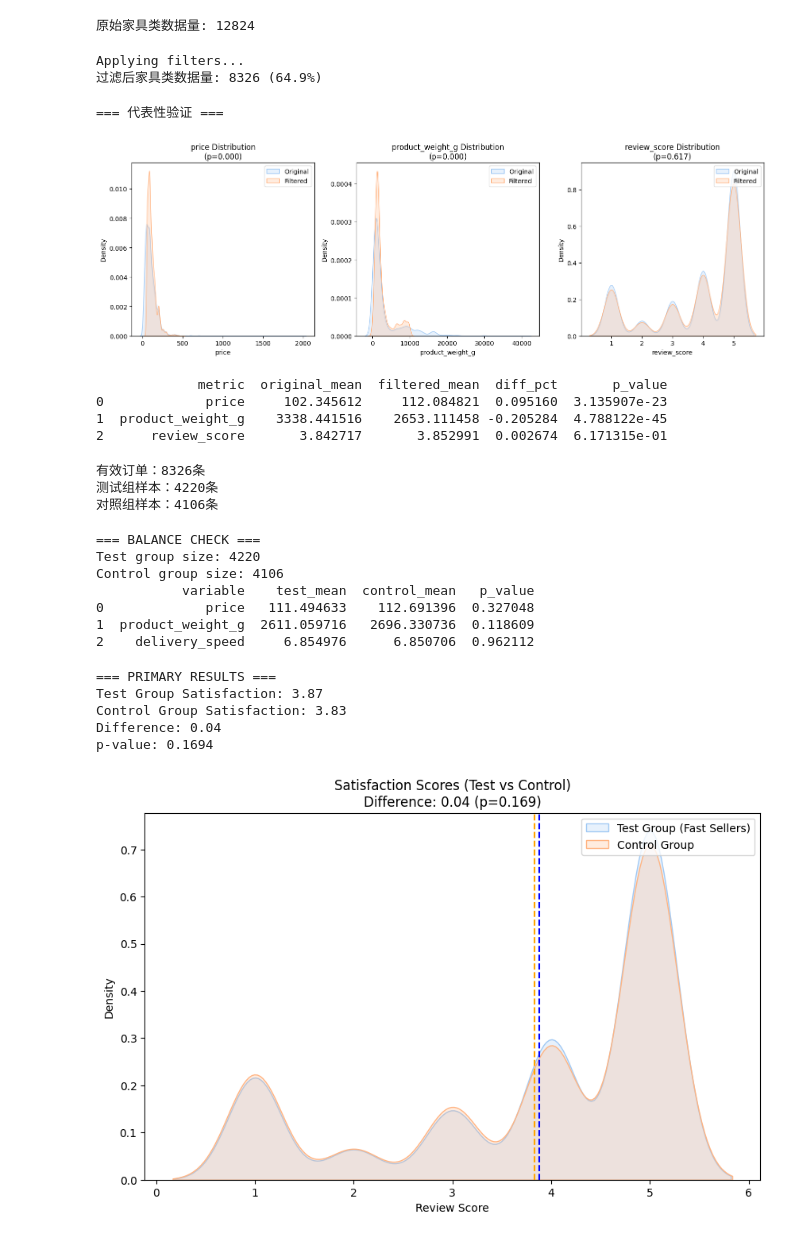
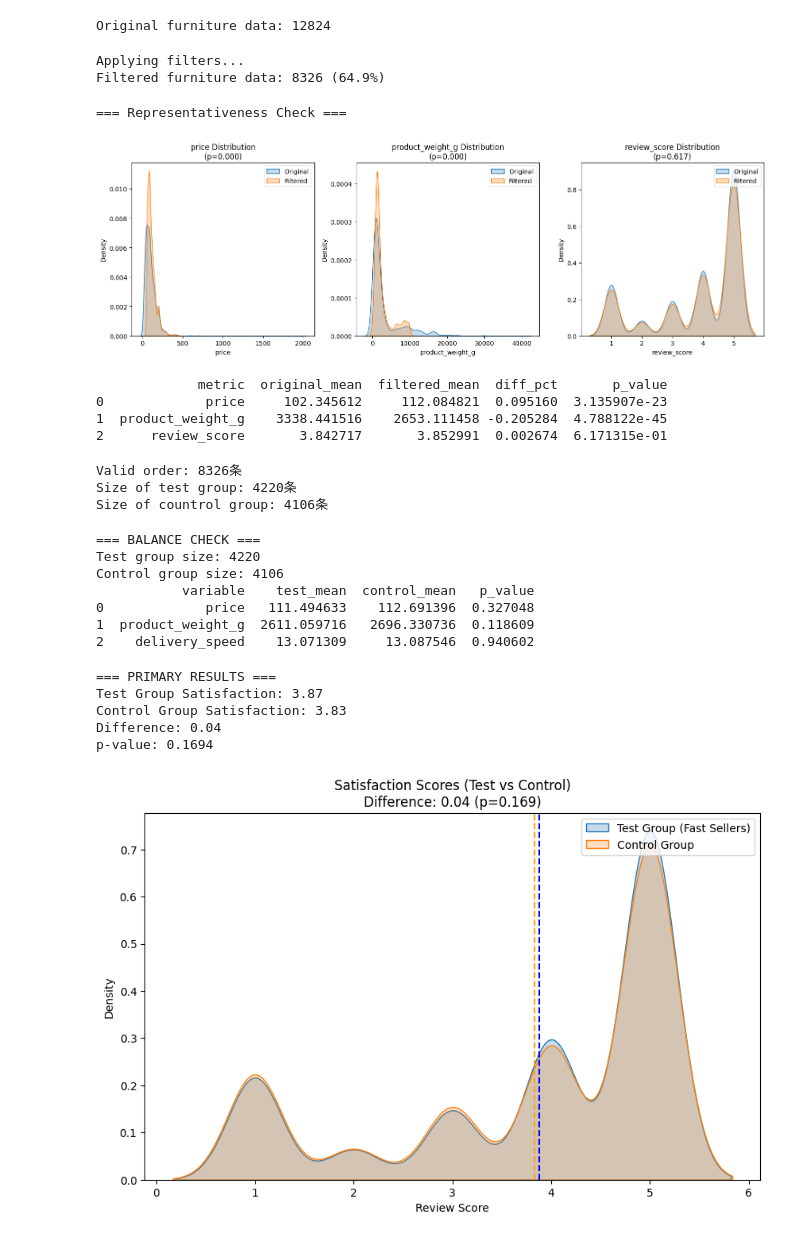
Before and after one commit to JamesLo94/schulich_data_science, a Jupyter notebook: Olist/Assignment2_James.ipynb, the cells around one changed output. Saved outputs shown, nothing was run; the diff lists cells and outputs as text; code cells hidden in the pictures.

```diff
--- a/Olist/Assignment2_James.ipynb
+++ b/Olist/Assignment2_James.ipynb
@@ -27,65 +27,70 @@ df = (
 furniture_keywords = ['cama', 'mesa', 'sofa', 'cadeira', 'armario', 'escritorio', 'movel', 'móvel']
 df['is_furniture'] = df['product_category_name'].str.contains('|'.join(furniture_keywords), case=False, na=False)
 furniture_raw = df[df['is_furniture']].copy()
-print(f"原始家具类数据量: {len(furniture_raw)}")
+print(f"Original furniture data: {len(furniture_raw)}")
 # %% [output]
-原始家具类数据量: 12824
+Original furniture data: 12824
 # %%
 df['delivery_days'] = (
     pd.to_datetime(df['shipping_limit_date']) -
     pd.to_datetime(df['order_purchase_timestamp'])
 ).dt.days
+# %%
+# Convert dates and calculate delivery speed
+furniture_raw['order_purchase_timestamp'] = pd.to_datetime(furniture_raw['order_purchase_timestamp'])
+furniture_raw['order_delivered_customer_date'] = pd.to_datetime(furniture_raw['order_delivered_customer_date'])
+furniture_raw['delivery_speed'] = (furniture_raw['order_delivered_customer_date'] - furniture_raw['order_purchase_timestamp']).dt.days
 # %%
-# 4. 家具类数据过滤
+# 3. Filter furniture data
 print("Applying filters...")
 furniture_filtered = furniture_raw[
-    (furniture_raw['price'].between(50, 500)) &  # 价格区间
-    (furniture_raw['product_weight_g'] <= 10000)  # 重量≤10kg
+    (furniture_raw['price'].between(50, 500)) &  # Price range
+    (furniture_raw['product_weight_g'] <= 10000)  # weight≤10kg
 ].copy()
-print(f"过滤后家具类数据量: {len(furniture_filtered)} ({len(furniture_filtered)/len(furniture_raw):.1%})")
+print(f"Filtered furniture data: {len(furniture_filtered)} ({len(furniture_filtered)/len(furniture_raw):.1%})")
 # %% [output]
 Applying filters...
-过滤后家具类数据量: 8326 (64.9%)
+Filtered furniture data: 8326 (64.9%)
 # %%
-# 5. 代表性验证
+# 4. representativeness check
 def check_representativeness(original, filtered):
-    """ 对比原始和过滤后的家具类数据 """
+    """ Comparison of filtered and original data """
     metrics = ['price', 'product_weight_g', 'review_score']
     report = []
 
     for col in metrics:
         orig = original[col].dropna()
         filt = filtered[col].dropna()
         t_stat, p_val = stats.ttest_ind(orig, filt, equal_var=False)
         report.append({
             'metric': col,
             'original_mean': orig.mean(),
             'filtered_mean': filt.mean(),
             'diff_pct': (filt.mean() - orig.mean()) / orig.mean(),
             'p_value': p_val,
             'n_original': len(orig),
             'n_filtered': len(filt)
         })
 
-    # 可视化对比
+    # Visualized comparison
     plt.figure(figsize=(15, 5))
     for i, col in enumerate(metrics, 1):
         plt.subplot(1, 3, i)
         sns.kdeplot(original[col], label='Original', fill=True)
         sns.kdeplot(filtered[col], label='Filtered', fill=True)
         plt.title(f'{col} Distribution\n(p={report[i-1]["p_value"]:.3f})')
         plt.legend()
     plt.tight_layout()
     plt.show()
 
     return pd.DataFrame(report)
 
-print("\n=== 代表性验证 ===")
+print("\n=== Representativeness Check ===")
 represent_report = check_representativeness(furniture_raw, furniture_filtered)
 print(represent_report[['metric', 'original_mean', 'filtered_mean', 'diff_pct', 'p_value']])
 # %% [output]
-=== 代表性验证 ===
+=== Representativeness Check ===
-[figure, old version]
+[figure, new version]
              metric  original_mean  filtered_mean  diff_pct       p_value
 0             price     102.345612     112.084821  0.095160  3.135907e-23
 1  product_weight_g    3338.441516    2653.111458 -0.205284  4.788122e-45
@@ -104,13 +109,13 @@ furniture_filtered['group'] = np.random.choice(
     size=len(furniture_filtered),
     p=[0.5, 0.5])
 # %%
-print(f"有效订单：{len(furniture_filtered)}条")
-print(f"测试组样本：{len(furniture_filtered[furniture_filtered['group']=='test'])}条")
-print(f"对照组样本：{len(furniture_filtered[furniture_filtered['group']=='control'])}条")
+print(f"Valid order: {len(furniture_filtered)}条")
+print(f"Size of test group: {len(furniture_filtered[furniture_filtered['group']=='test'])}条")
+print(f"Size of countrol group: {len(furniture_filtered[furniture_filtered['group']=='control'])}条")
 # %% [output]
-有效订单：8326条
-测试组样本：4220条
-对照组样本：4106条
+Valid order: 8326条
+Size of test group: 4220条
+Size of countrol group: 4106条
 # %%
 # Test group: Only include top 20 displayed items
 test_group = furniture_filtered[furniture_filtered['group'] == 'test'].copy()
@@ -120,7 +125,7 @@ test_group = test_group[test_group['display_rank'] <= 20]
 # Control group: All items
 control_group = furniture_filtered[furniture_filtered['group'] == 'control']
 # %%
-# 4. BALANCE CHECK
+# 6. BALANCE CHECK
 # ==============
 print("\n=== BALANCE CHECK ===")
 print(f"Test group size: {len(test_group)}")
@@ -150,5 +155,5 @@ Control group size: 4106
            variable    test_mean  control_mean   p_value
 0             price   111.494633    112.691396  0.327048
 1  product_weight_g  2611.059716   2696.330736  0.118609
-2    delivery_speed     6.854976      6.850706  0.962112
+2    delivery_speed    13.071309     13.087546  0.940602
 # %%
@@ -183,5 +188,5 @@ plt.ylabel('Density')
 plt.legend()
 plt.show()
 # %% [output]
-[figure, old version]
+[figure, new version]
 # %%
```
Also changed, not shown: parts of 2 cells of this notebook.
